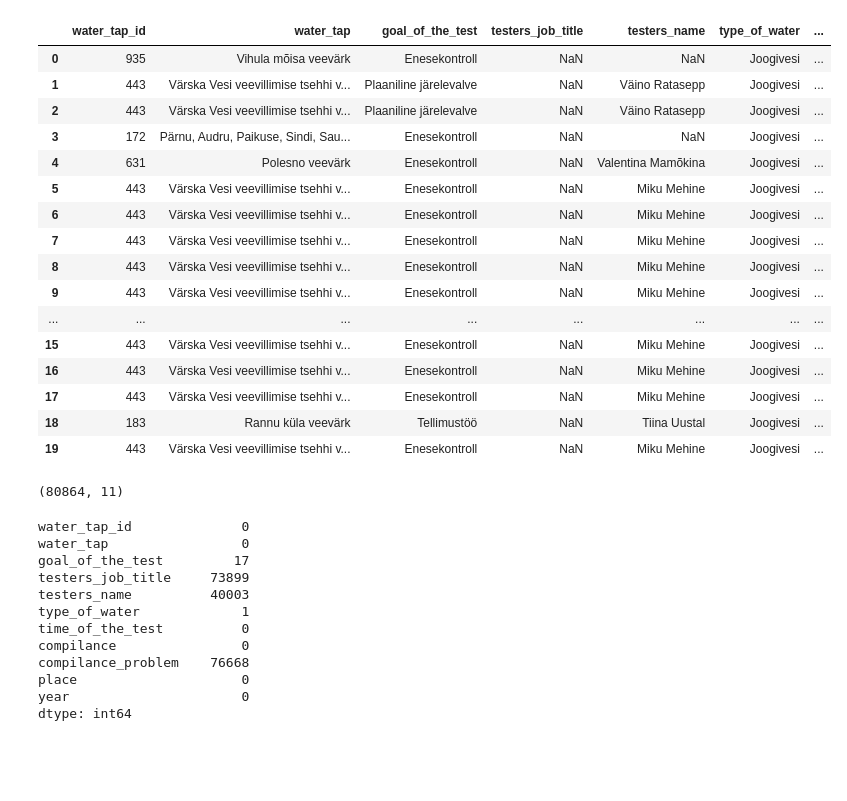
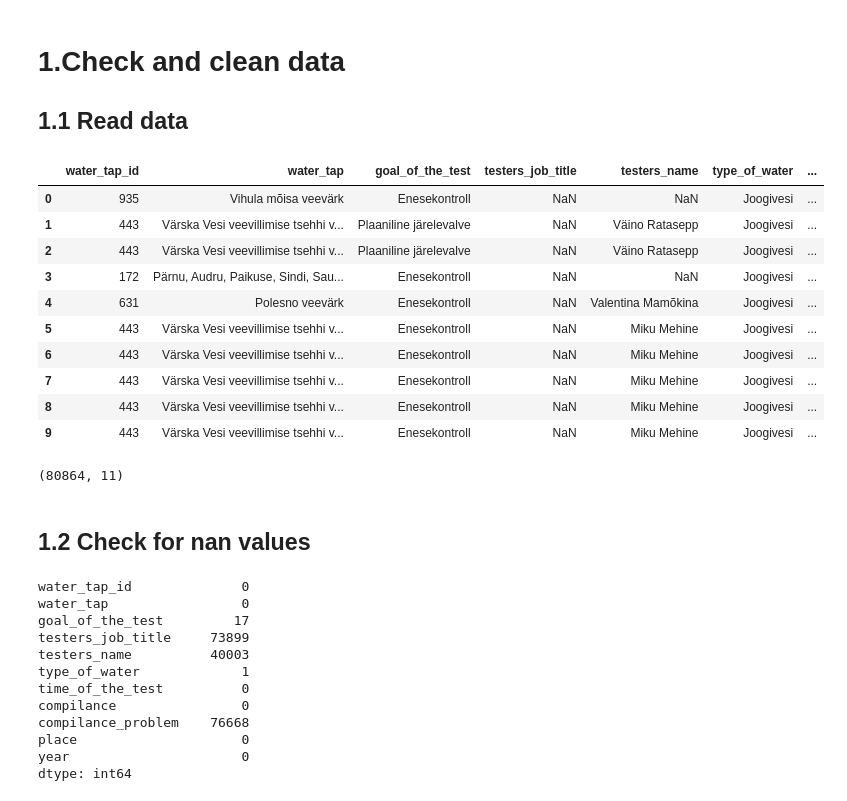
Before and after one commit to lunfman/DrinkingWaterQualityPrediction, a Jupyter notebook: open_data_analysis.ipynb, the cells around one changed output. Drawn from its saved outputs; the diff is of its cells as text; code cells hidden in the pictures; blank space fills up the shorter version.

```diff
--- a/open_data_analysis.ipynb
+++ b/open_data_analysis.ipynb
@@ -8,30 +1,29 @@ IPython.OutputArea.prototype._should_scroll = function(lines) {
+# %% [markdown]
+# 1.Check and  clean data
+## 1.1 Read data
 # %%
 import pandas as pd
 # %%
 df = pd.read_csv('water_tests.csv')
-df.head(20)
+df.head(10)
 # %% [output]
 |  | water_tap_id | water_tap | goal_of_the_test | testers_job_title | testers_name | type_of_water | ... |
 | 0 | 935 | Vihula mõisa veevärk | Enesekontroll | NaN | NaN | Joogivesi | ... |
 | 1 | 443 | Värska Vesi veevillimise tsehhi v... | Plaaniline järelevalve | NaN | Väino Ratasepp | Joogivesi | ... |
 | 2 | 443 | Värska Vesi veevillimise tsehhi v... | Plaaniline järelevalve | NaN | Väino Ratasepp | Joogivesi | ... |
 | 3 | 172 | Pärnu, Audru, Paikuse, Sindi, Sau... | Enesekontroll | NaN | NaN | Joogivesi | ... |
 | 4 | 631 | Polesno veevärk | Enesekontroll | NaN | Valentina Mamõkina | Joogivesi | ... |
 | 5 | 443 | Värska Vesi veevillimise tsehhi v... | Enesekontroll | NaN | Miku Mehine | Joogivesi | ... |
 | 6 | 443 | Värska Vesi veevillimise tsehhi v... | Enesekontroll | NaN | Miku Mehine | Joogivesi | ... |
 | 7 | 443 | Värska Vesi veevillimise tsehhi v... | Enesekontroll | NaN | Miku Mehine | Joogivesi | ... |
 | 8 | 443 | Värska Vesi veevillimise tsehhi v... | Enesekontroll | NaN | Miku Mehine | Joogivesi | ... |
 | 9 | 443 | Värska Vesi veevillimise tsehhi v... | Enesekontroll | NaN | Miku Mehine | Joogivesi | ... |
-| ... | ... | ... | ... | ... | ... | ... | ... |
-| 15 | 443 | Värska Vesi veevillimise tsehhi v... | Enesekontroll | NaN | Miku Mehine | Joogivesi | ... |
-| 16 | 443 | Värska Vesi veevillimise tsehhi v... | Enesekontroll | NaN | Miku Mehine | Joogivesi | ... |
-| 17 | 443 | Värska Vesi veevillimise tsehhi v... | Enesekontroll | NaN | Miku Mehine | Joogivesi | ... |
-| 18 | 183 | Rannu küla veevärk | Tellimustöö | NaN | Tiina Uustal | Joogivesi | ... |
-| 19 | 443 | Värska Vesi veevillimise tsehhi v... | Enesekontroll | NaN | Miku Mehine | Joogivesi | ... |
 # %%
 df.shape
 # %% [output]
 (80864, 11)
+# %% [markdown]
+## 1.2 Check for nan values
 # %%
 df.isna().sum()
 # %% [output]
```
Also changed, not shown: parts of 37 cells of this notebook, 3 other files.
